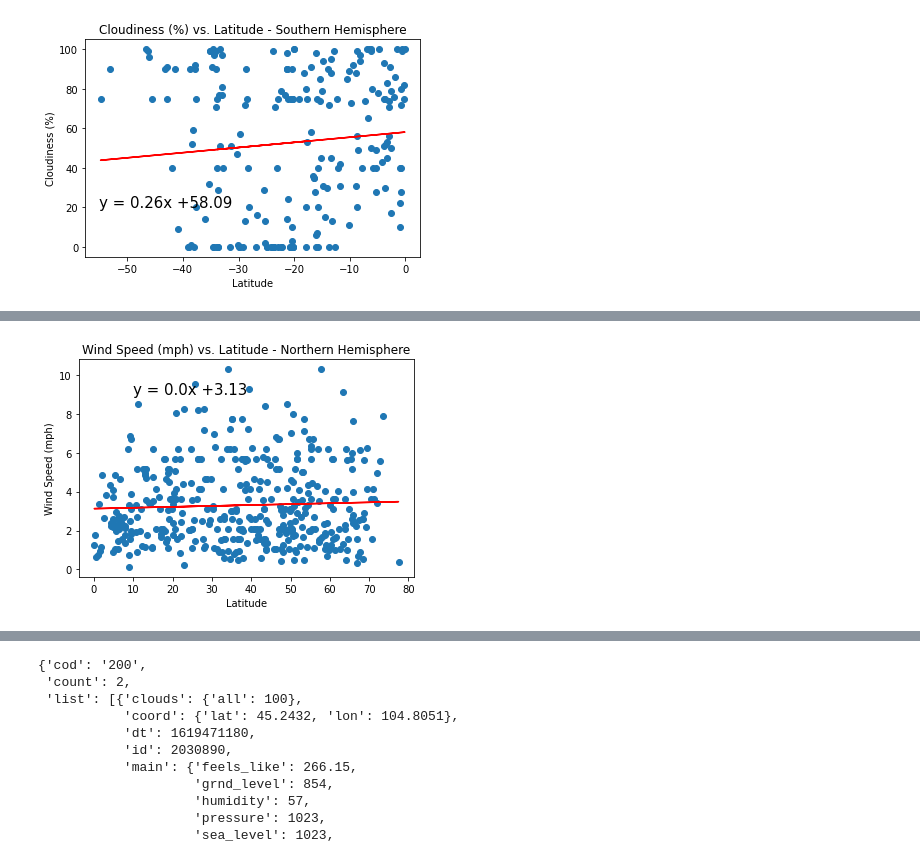
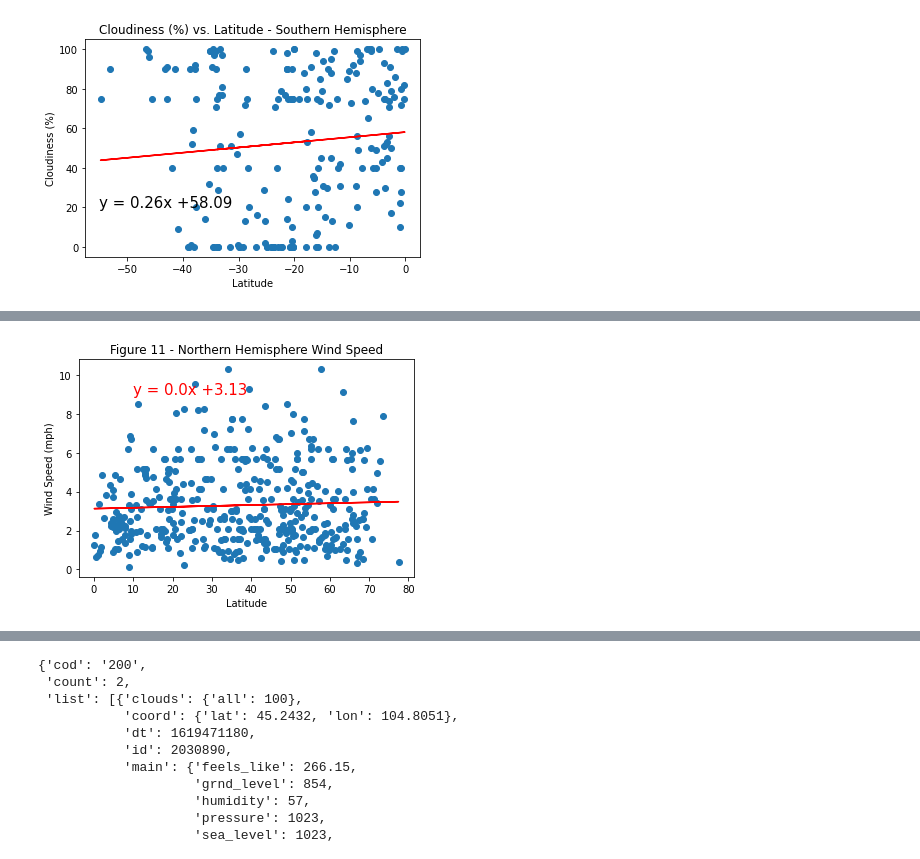
Before and after one commit to yukamara/python-api-challenge, a Jupyter notebook: WeatherPy/WeatherPy.ipynb, the cells around one changed output, grey strips where cells are left out. Saved outputs shown, nothing was run; the diff lists cells and outputs as text; code cells hidden in the pictures.

```diff
--- a/WeatherPy/WeatherPy.ipynb
+++ b/WeatherPy/WeatherPy.ipynb
@@ -507,30 +519,30 @@ plt.show()
 # %%
 #Northern Hemisphere - Wind Speed (mph) vs. Latitude
 
 # Define the x and y variables
 X = weatherNorth.loc[:,'Latitude'].values.reshape(-1, 1)
 Y = weatherNorth.loc[:,'Wind Speed (mph)'].values.reshape(-1, 1)
 
 #Fit the lr line
 lr = LinearRegression()
 lr.fit(X, Y)
 Y_pred = lr.predict(X)
 
 # get x, y values to calculate the regression parameters
 lat = weatherNorth.loc[:,'Latitude']
 wind = weatherNorth.loc[:,'Wind Speed (mph)']
 
 # calculate the parameters and get the regression equation
 (slope, intercept, rvalue, pvalue, stderr) = linregress(lat, wind)
 line_eq = "y = " + str(round(slope, 2)) + "x +" + str(round(intercept,2))
 
 #Visualize the results in a scatter plot
 plt.scatter(X, Y)
 plt.plot(X, Y_pred, color='r')
-plt.annotate(line_eq, (10,9), fontsize=15)
+plt.annotate(line_eq, (10,9), fontsize=15, color='r')
 plt.ylabel('Wind Speed (mph)')
 plt.xlabel('Latitude')
-plt.title('Wind Speed (mph) vs. Latitude - Northern Hemisphere')
+plt.title('Figure 11 - Northern Hemisphere Wind Speed')
 plt.show()
 # %% [output]
-[figure, old version]
+[figure, new version]
```
Also changed, not shown: parts of 10 cells of this notebook.
